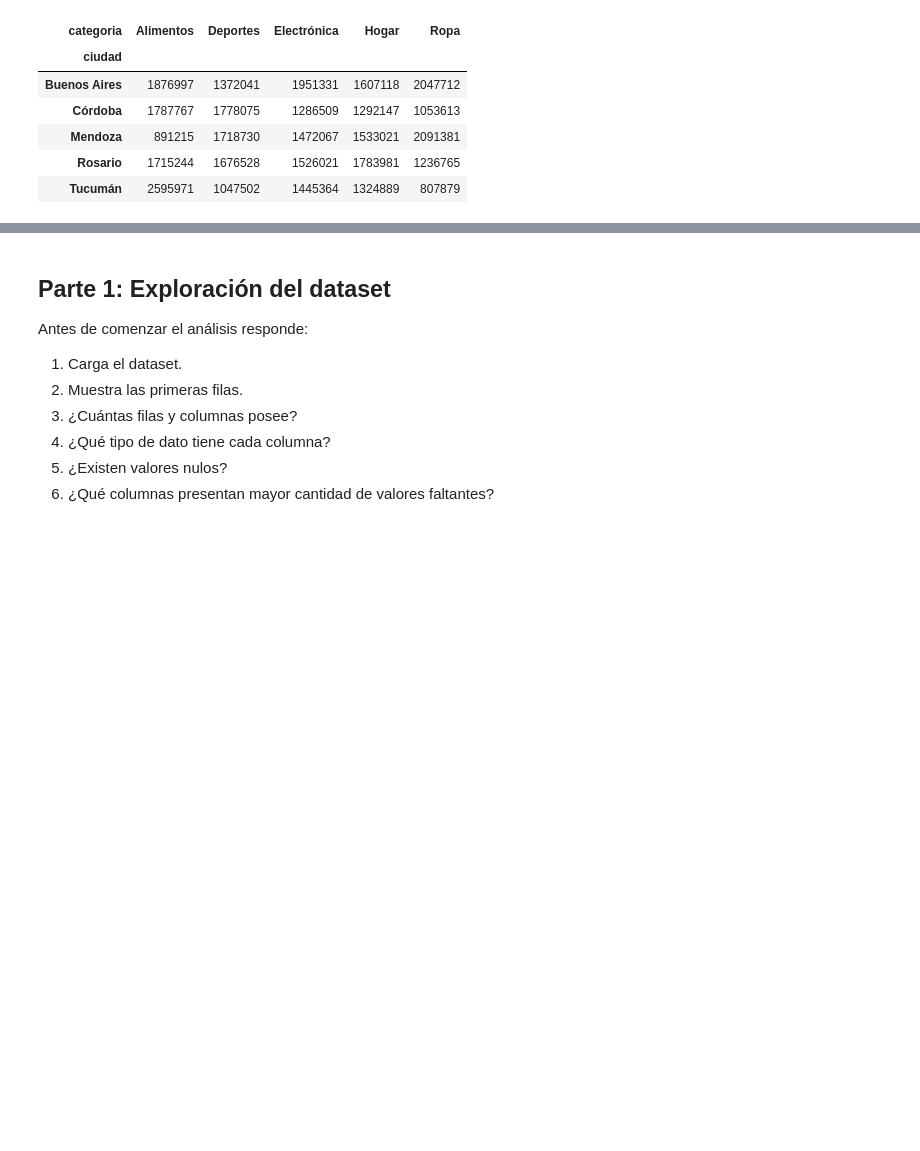
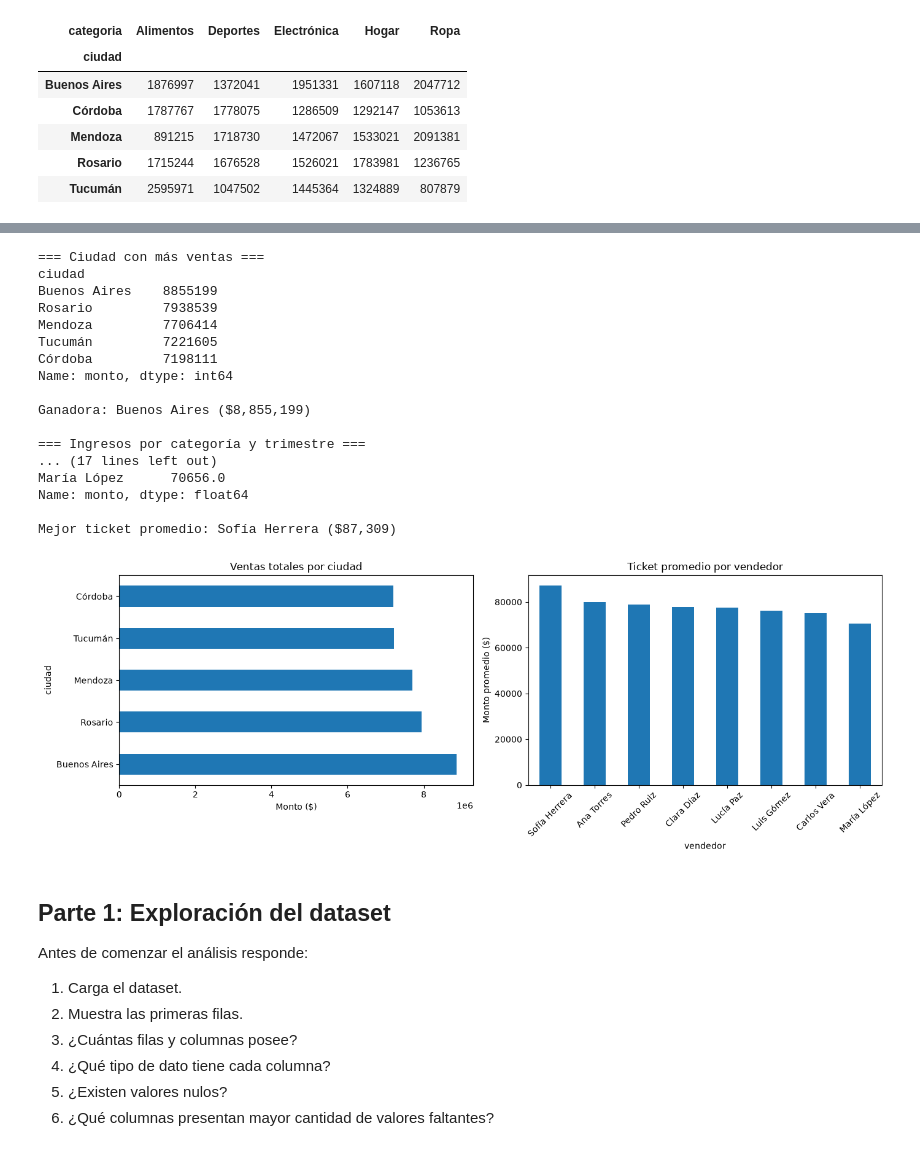
Before and after one commit to danischulday/data-analysis-course, a Jupyter notebook: modulo-3-transformacion/clase-10/practica/notebook.ipynb, the cells around one changed output, grey strips where cells are left out. Saved outputs shown, nothing was run; the diff lists cells and outputs as text; code cells hidden in the pictures; blank space fills up the shorter version.

```diff
--- a/modulo-3-transformacion/clase-10/practica/notebook.ipynb
+++ b/modulo-3-transformacion/clase-10/practica/notebook.ipynb
@@ -127,3 +160,63 @@ tabla
+# %%
+import pandas as pd
+import matplotlib.pyplot as plt
+
+df = pd.read_csv("/workspaces/data-analysis-course/modulo-3-transformacion/clase-10/ventas_retail.csv")
+
+# ¿Qué ciudad vende más?
+print("=== Ciudad con más ventas ===")
+por_ciudad = df.groupby("ciudad")["monto"].sum().sort_values(ascending=False)
+print(por_ciudad)
+print(f"\nGanadora: {por_ciudad.index[0]} (${por_ciudad.iloc[0]:,.0f})")
+
+# ¿Qué categoría genera más ingresos por trimestre?
+print("\n=== Ingresos por categoría y trimestre ===")
+tabla_trim = df.pivot_table(
+    values    = "monto",
+    index     = "categoria",
+    columns   = "trimestre",
+    aggfunc   = "sum",
+    fill_value= 0,
+)
+print(tabla_trim)
+
+# ¿Qué vendedor tiene el ticket promedio más alto?
+print("\n=== Ticket promedio por vendedor ===")
+ticket = df.groupby("vendedor")["monto"].mean().sort_values(ascending=False)
+print(ticket.round(0))
+print(f"\nMejor ticket promedio: {ticket.index[0]} (${ticket.iloc[0]:,.0f})")
+
+# Visualización
+fig, axes = plt.subplots(1, 2, figsize=(14, 5))
+
+por_ciudad.plot(kind="barh", ax=axes[0], title="Ventas totales por ciudad")
+axes[0].set_xlabel("Monto ($)")
+
+ticket.plot(kind="bar", ax=axes[1], title="Ticket promedio por vendedor")
+axes[1].set_ylabel("Monto promedio ($)")
+axes[1].tick_params(axis="x", rotation=45)
+
+plt.tight_layout()
+plt.show()
+# %% [output]
+=== Ciudad con más ventas ===
+ciudad
+Buenos Aires    8855199
+Rosario         7938539
+Mendoza         7706414
+Tucumán         7221605
+Córdoba         7198111
+Name: monto, dtype: int64
+
+Ganadora: Buenos Aires ($8,855,199)
+
+=== Ingresos por categoría y trimestre ===
+... (17 lines left out)
+María López      70656.0
+Name: monto, dtype: float64
+
+Mejor ticket promedio: Sofía Herrera ($87,309)
+[figure, added]
 # %% [markdown]
 ## Parte 1: Exploración del dataset
 
```
Also changed, not shown: parts of 2 cells of this notebook.
